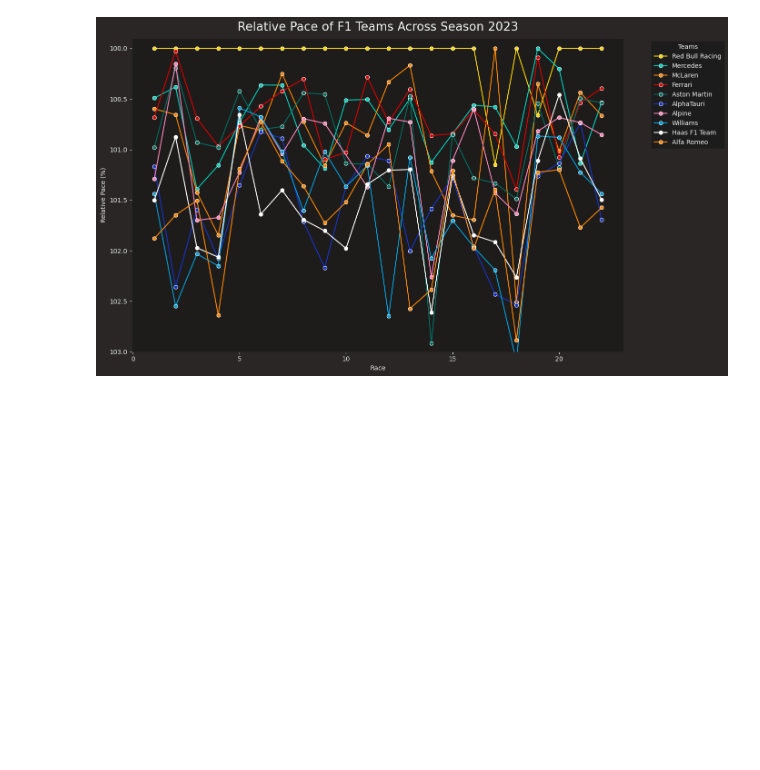
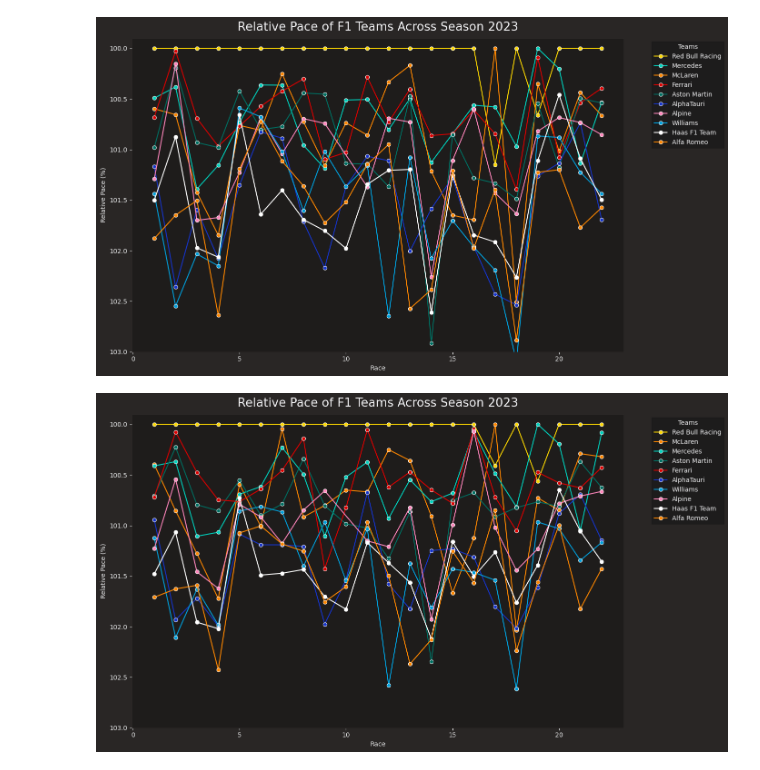
Before and after one commit to zudcow/f1, a Jupyter notebook: relative_pace.ipynb, the cells around one changed output. Cells and saved outputs as stored; diff of their text form; code cells hidden in the pictures; blank space fills up the shorter version.

```diff
--- a/relative_pace.ipynb
+++ b/relative_pace.ipynb
@@ -49,11 +49,11 @@ Index(['McLaren', 'Mercedes', 'Ferrari', 'Red Bull Racing', 'Aston Martin',
        'Williams', 'Haas F1 Team', 'RB', 'Alpine', 'Kick Sauber'],
       dtype='object', name='Team')
 # %%
-team_median_pace = (
+driver_median_pace = (
     transformed_laps[['Team', 'LapTime (s)']].groupby('Team').median()['LapTime (s)'].sort_values()
 )
-fastest = team_median_pace.min()
-team_median_pace = team_median_pace.to_frame()
+fastest = driver_median_pace.min()
+driver_median_pace = driver_median_pace.to_frame()
 # %%
-team_median_pace['Relative to Fastest'] = (team_median_pace['LapTime (s)'] / fastest * 100).round(3)
+driver_median_pace['Relative to Fastest'] = (driver_median_pace['LapTime (s)'] / fastest * 100).round(3)
 # %%
@@ -260,7 +260,7 @@ def calculate_season_pace_offline(race_data, year):
         team_median_pace = (
             laps[['Team', 'LapTime']]
             .groupby('Team')
-            .median()['LapTime']
+            .mean()['LapTime'] # mean vs median?
             .sort_values()
         )
 
@@ -299,6 +347,8 @@ dtypes: bool(4), float64(16), int64(2), object(12)
 memory usage: 31.7+ MB
 # %%
 season2023_pace = calculate_season_pace_offline(race_data, 2023)
+# %%
+season2023_pace_avg = calculate_season_pace_offline(race_data, 2023) # this calculated with mean instead of median laptimes
 # %%
 team_palette_2023 = team_palette.copy()
 team_palette_2023['AlphaTauri'] = team_palette['RB']
@@ -321,3 +371,21 @@ plt.tight_layout()
 plt.show()
 # %% [output]
 [figure]
+# %%
+plt.figure(figsize=(14, 8))
+sns.lineplot(data=season2023_pace_avg, x='Race', y='Relative to Fastest', hue='Team', palette=team_palette_2023, marker="o")
+
+# Invert the Y-axis to have 100% at the top
+plt.gca().invert_yaxis()
+
+
+plt.xlabel('Race')
+plt.ylabel('Relative Pace (%)')
+plt.title('Relative Pace of F1 Teams Across Season 2023')
+plt.legend(title='Teams', bbox_to_anchor=(1.05, 1), loc='upper left')
+plt.ylim(103, 99.9)
+
+plt.tight_layout()
+plt.show()
+# %% [output]
+[figure, added]
```
Also changed, not shown: parts of 7 cells of this notebook, 1 other file.
